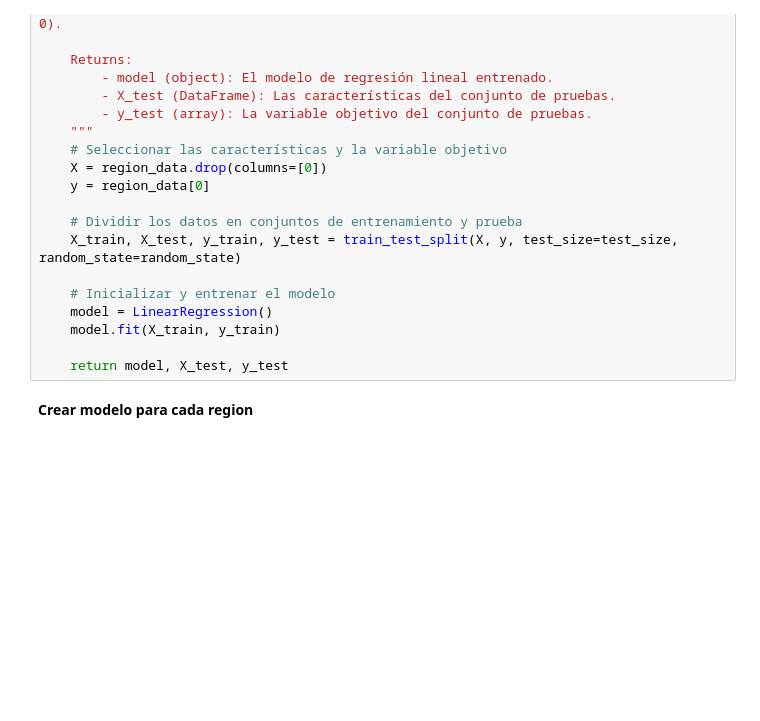
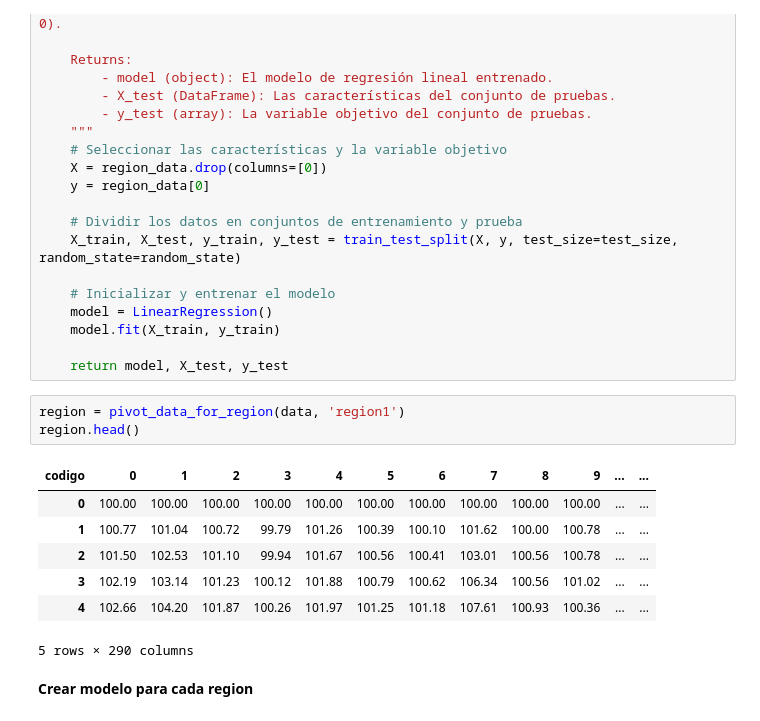
Before and after one commit to LeivaDiego/Proyecto-Mineria, a Jupyter notebook: IPC_Prediction.ipynb, the cells around one changed output. Drawn from its saved outputs; the diff is of its cells as text; blank space fills up the shorter version.

```diff
--- a/IPC_Prediction.ipynb
+++ b/IPC_Prediction.ipynb
@@ -483,6 +492,17 @@ def train_model(region_data, test_size=0.2, random_state=0):
     model.fit(X_train, y_train)
 
     return model, X_test, y_test
+# %%
+region = pivot_data_for_region(data, 'region1')
+region.head()
+# %% [output]
+| codigo | 0 | 1 | 2 | 3 | 4 | 5 | 6 | 7 | 8 | 9 | ... | ... |
+| 0 | 100.00 | 100.00 | 100.00 | 100.00 | 100.00 | 100.00 | 100.00 | 100.00 | 100.00 | 100.00 | ... | ... |
+| 1 | 100.77 | 101.04 | 100.72 | 99.79 | 101.26 | 100.39 | 100.10 | 101.62 | 100.00 | 100.78 | ... | ... |
+| 2 | 101.50 | 102.53 | 101.10 | 99.94 | 101.67 | 100.56 | 100.41 | 103.01 | 100.56 | 100.78 | ... | ... |
+| 3 | 102.19 | 103.14 | 101.23 | 100.12 | 101.88 | 100.79 | 100.62 | 106.34 | 100.56 | 101.02 | ... | ... |
+| 4 | 102.66 | 104.20 | 101.87 | 100.26 | 101.97 | 101.25 | 101.18 | 107.61 | 100.93 | 100.36 | ... | ... |
+5 rows × 290 columns
 # %% [markdown]
 **Crear modelo para cada region**
 # %%
```
Also changed, not shown: parts of 2 cells of this notebook.
